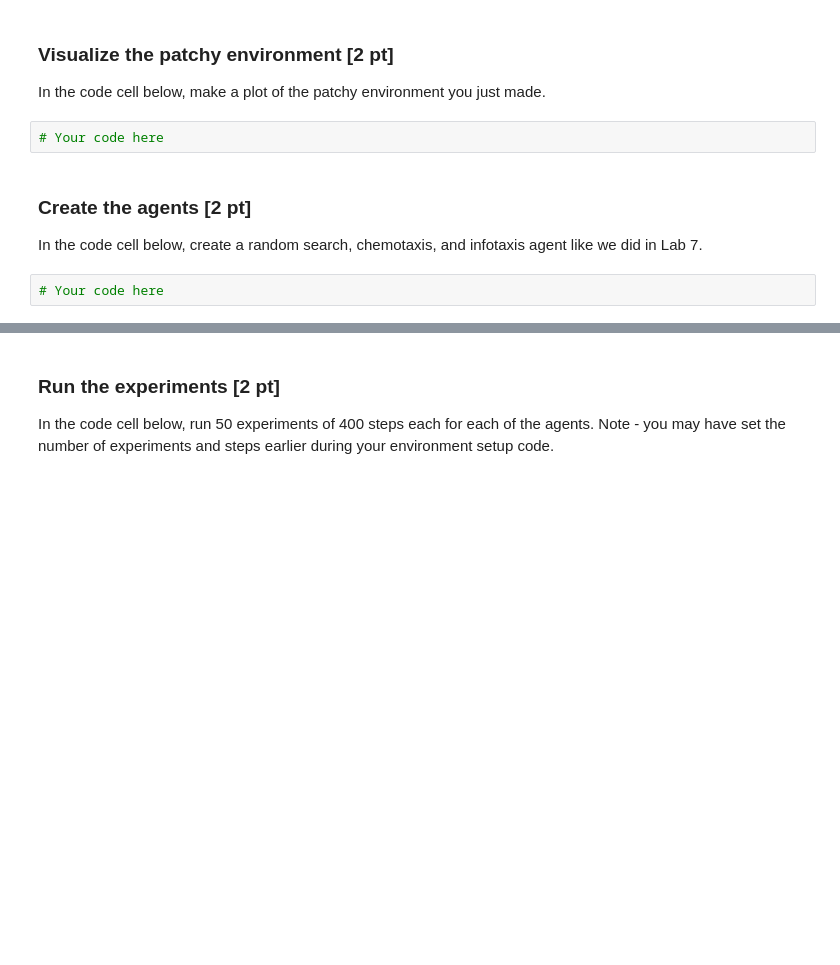
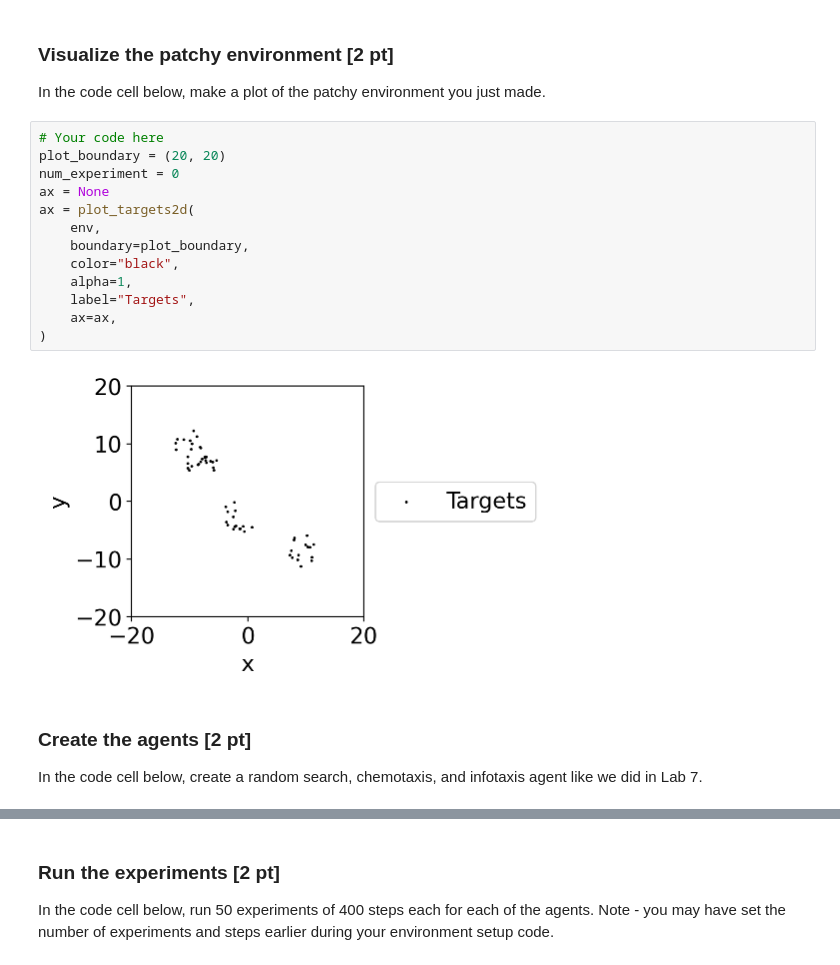
Before and after one commit to DuncanJWood/BiX, a Jupyter notebook: exercise4_foraging_and_rl_and_info.ipynb, the cells around one changed output, grey strips where cells are left out. Saved outputs shown, nothing was run; the diff lists cells and outputs as text; blank space fills up the shorter version.

```diff
--- a/exercise4_foraging_and_rl_and_info.ipynb
+++ b/exercise4_foraging_and_rl_and_info.ipynb
@@ -104,10 +172,21 @@ In the code block below, set up a new patch environment like our foraging lab in
 # %% [markdown]
 ### Visualize the patchy environment [2 pt]
 In the code cell below, make a plot of the patchy environment you just made.
-# %%
-# Your code here
+# %%
+# Your code here
+plot_boundary = (20, 20)
+num_experiment = 0
+ax = None
+ax = plot_targets2d(
+    env,
+    boundary=plot_boundary,
+    color="black",
+    alpha=1,
+    label="Targets",
+    ax=ax,
+)
+# %% [output]
+[figure, added]
 # %% [markdown]
 ### Create the agents [2 pt]
 In the code cell below, create a random search, chemotaxis, and infotaxis agent like we did in Lab 7.
-# %%
-# Your code here
```
Also changed, not shown: parts of 59 cells of this notebook.
